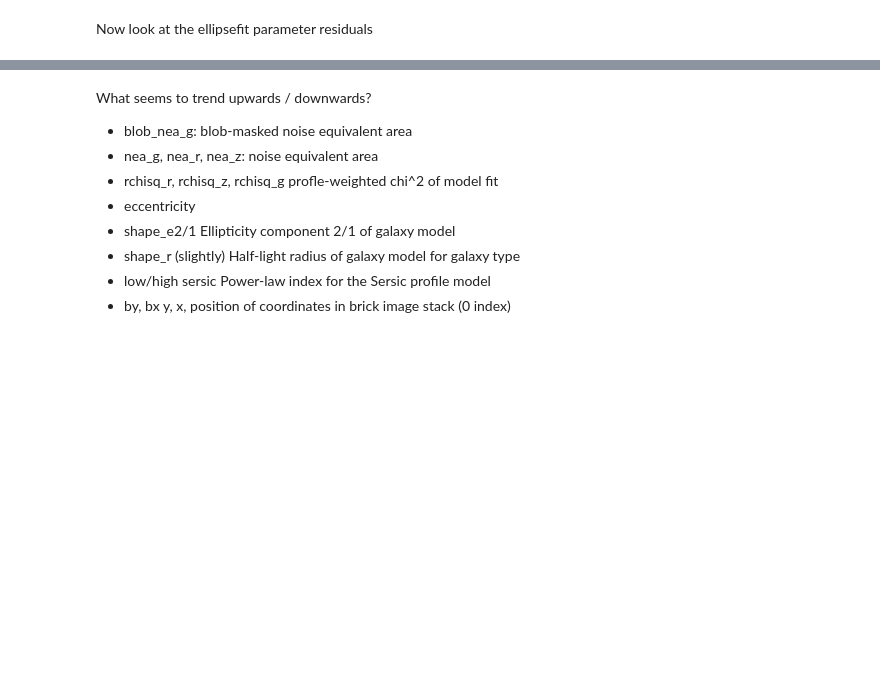
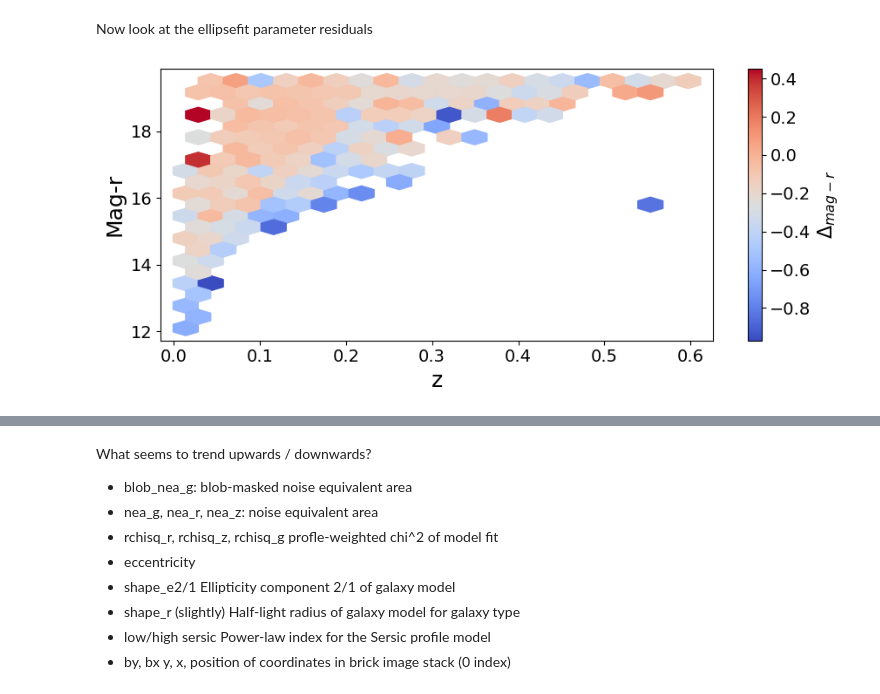
Before and after one commit to mattkwiecien/legacyhalos, a Jupyter notebook: science/sv3/sv3_mag_subsample_comparison.ipynb, the cells around one changed output, grey strips where cells are left out. Cells and saved outputs as stored; diff of their text form; code cells hidden in the pictures; blank space fills up the shorter version.

```diff
--- a/science/sv3/sv3_mag_subsample_comparison.ipynb
+++ b/science/sv3/sv3_mag_subsample_comparison.ipynb
@@ -369,15 +375,17 @@ for ec in ellipse_cols:
     plt.close()
 # %%
 fig, (ax0) = plt.subplots(ncols=1, sharey=True, figsize=(9, 4))
-hb = plt.hexbin(z, r_mag, C=delta_mag_r, gridsize=20, cmap='coolwarm')
+hb = plt.hexbin(z, r_mag, C=delta_mag_r_tractor, gridsize=20, cmap='coolwarm')
 
 cb = fig.colorbar(hb, ax=ax0)
 cb.set_label(r'$\Delta_{mag-r}$', fontsize=16)
 ax0.set_xlabel('z', fontsize=18)
 ax0.set_ylabel('Mag-r', fontsize=18)
 fig.tight_layout()
 # fig.savefig(figure_path+'2d_mag_z_residuals.png')
 # plt.close()
+# %% [output]
+[figure, added]
 # %%
 fig, (ax0) = plt.subplots(ncols=1, sharey=True, figsize=(9, 4))
 hb = plt.hexbin(tractor['shape_r'], e, C=delta_mag_r_tractor, gridsize=20, cmap='coolwarm')
```
Also changed, not shown: parts of 8 cells of this notebook.
